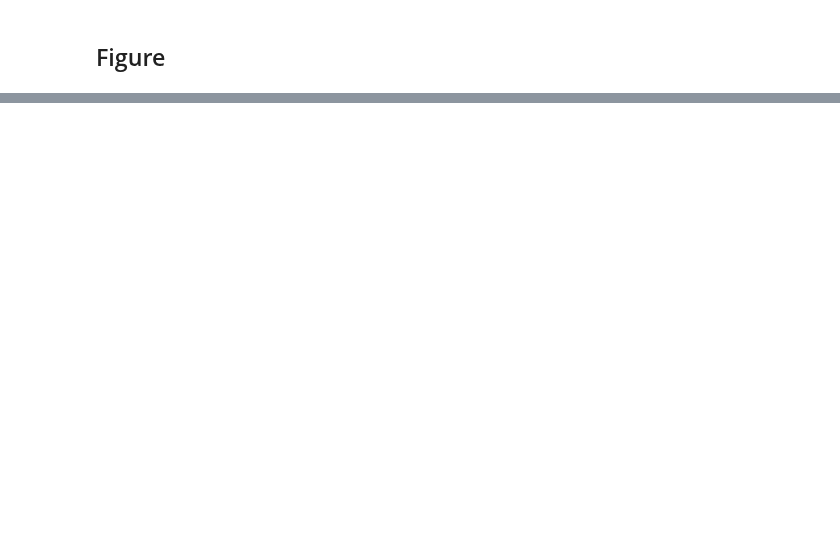
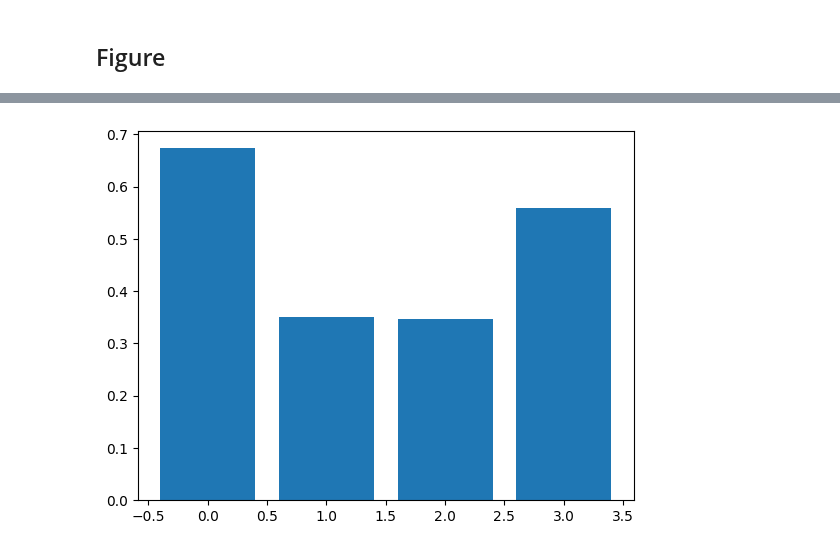
Before and after one commit to Nikoleta-v3/conditional-cooperation-with-longer-memory, a Jupyter notebook: notebooks/Memory N simulations.ipynb, the cells around one changed output, grey strips where cells are left out. Saved outputs shown, nothing was run; the diff lists cells and outputs as text; code cells hidden in the pictures; blank space fills up the shorter version.

```diff
--- a/notebooks/Memory N simulations.ipynb
+++ b/notebooks/Memory N simulations.ipynb
@@ -176,0 +292,6 @@ AttributeError: 'Axes' object has no attribute 'xlabel'
+# %%
+top = dfs[3].sort_values("frequencies").tail(10)
+# %%
+plt.bar(range(4), [top[i].mean() for i in ['p_1', 'p_2', 'p_3', 'p_4']]);
+# %% [output]
+[figure, added]
```
Also changed, not shown: parts of 16 cells of this notebook, 7 other files.
